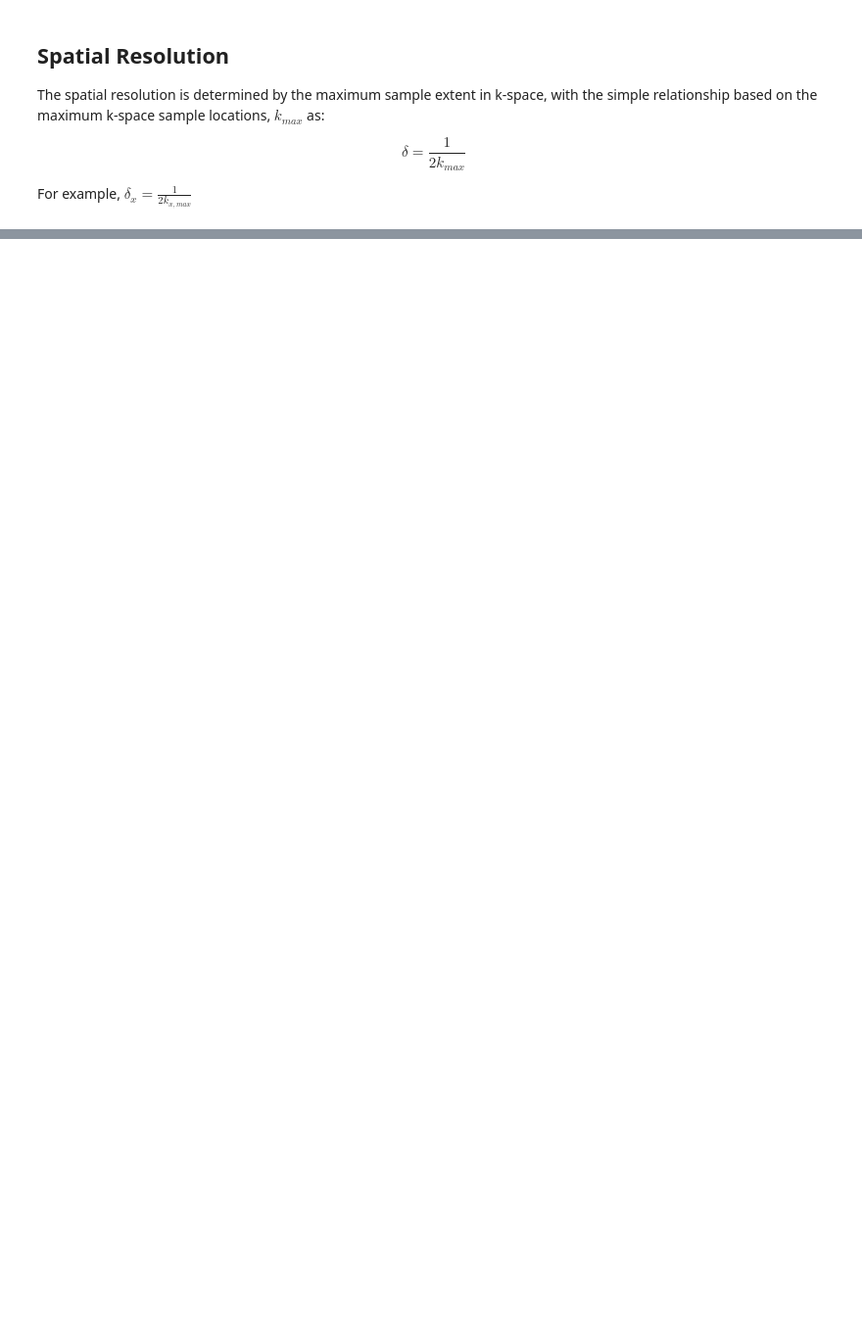
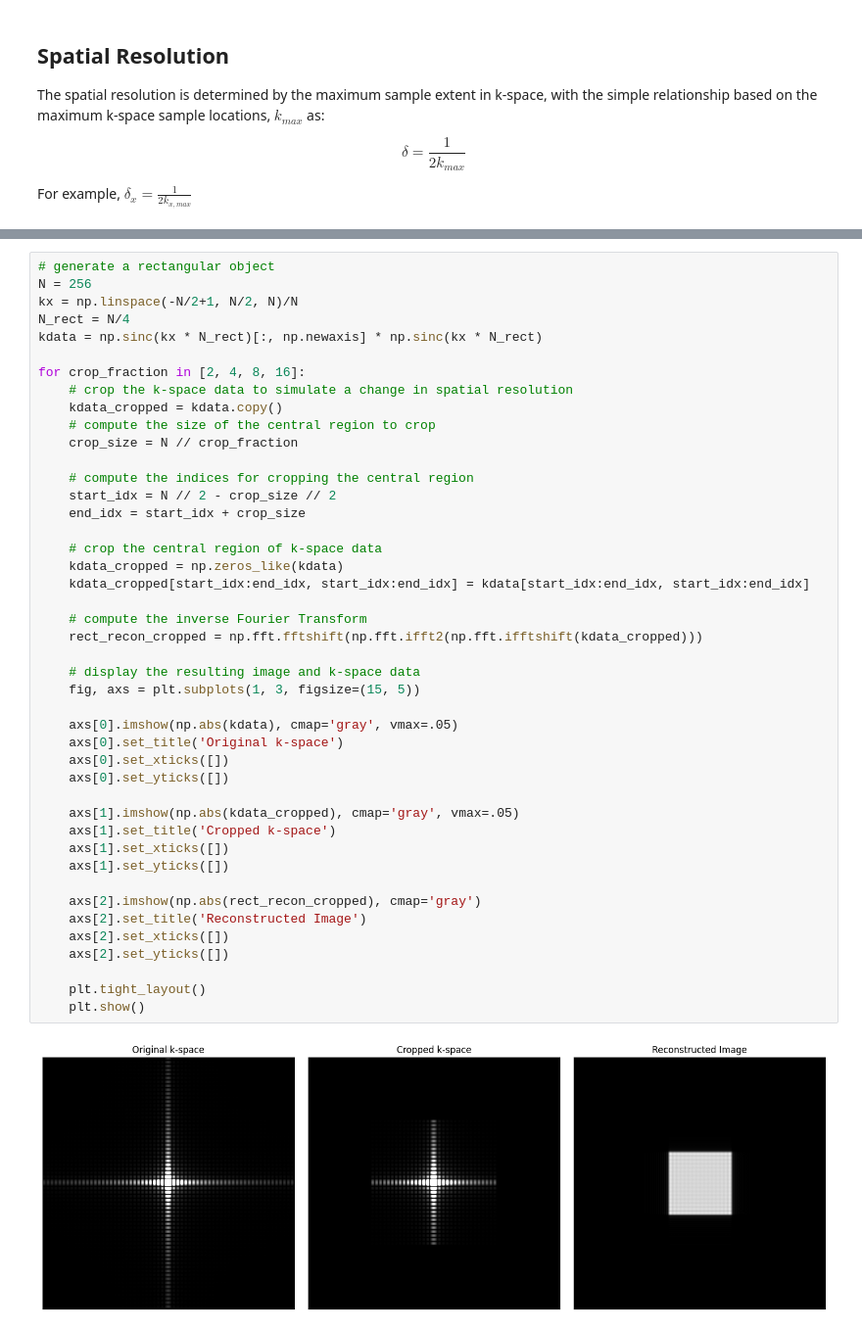
Before and after one commit to LarsonLab/MRI-education-resources, a Jupyter notebook: Notebooks/FOV and Resolution.ipynb, the cells around one changed output, grey strips where cells are left out. Shown at 98% size. Cells and saved outputs as stored; diff of their text form; blank space fills up the shorter version.

Commit message:
Spatial ENcoding converted to Python, FOV/resolution partially done

```diff
--- a/Notebooks/FOV and Resolution.ipynb
+++ b/Notebooks/FOV and Resolution.ipynb
@@ -126,0 +127,46 @@ Text(0.5, 1.0, '4x voxel sizes image')
+# %%
+# generate a rectangular object
+N = 256
+kx = np.linspace(-N/2+1, N/2, N)/N
+N_rect = N/4
+kdata = np.sinc(kx * N_rect)[:, np.newaxis] * np.sinc(kx * N_rect)
+
+for crop_fraction in [2, 4, 8, 16]:
+    # crop the k-space data to simulate a change in spatial resolution
+    kdata_cropped = kdata.copy()
+    # compute the size of the central region to crop
+    crop_size = N // crop_fraction
+
+    # compute the indices for cropping the central region
+    start_idx = N // 2 - crop_size // 2
+    end_idx = start_idx + crop_size
+
+    # crop the central region of k-space data
+    kdata_cropped = np.zeros_like(kdata)
+    kdata_cropped[start_idx:end_idx, start_idx:end_idx] = kdata[start_idx:end_idx, start_idx:end_idx]
+
+    # compute the inverse Fourier Transform
+    rect_recon_cropped = np.fft.fftshift(np.fft.ifft2(np.fft.ifftshift(kdata_cropped)))
+
+    # display the resulting image and k-space data
+    fig, axs = plt.subplots(1, 3, figsize=(15, 5))
+
+    axs[0].imshow(np.abs(kdata), cmap='gray', vmax=.05)
+    axs[0].set_title('Original k-space')
+    axs[0].set_xticks([])
+    axs[0].set_yticks([])
+
+    axs[1].imshow(np.abs(kdata_cropped), cmap='gray', vmax=.05)
+    axs[1].set_title('Cropped k-space')
+    axs[1].set_xticks([])
+    axs[1].set_yticks([])
+
+    axs[2].imshow(np.abs(rect_recon_cropped), cmap='gray')
+    axs[2].set_title('Reconstructed Image')
+    axs[2].set_xticks([])
+    axs[2].set_yticks([])
+
+    plt.tight_layout()
+    plt.show()
+# %% [output]
+[figure, added]
```
Also changed, not shown: parts of 6 cells of this notebook.
